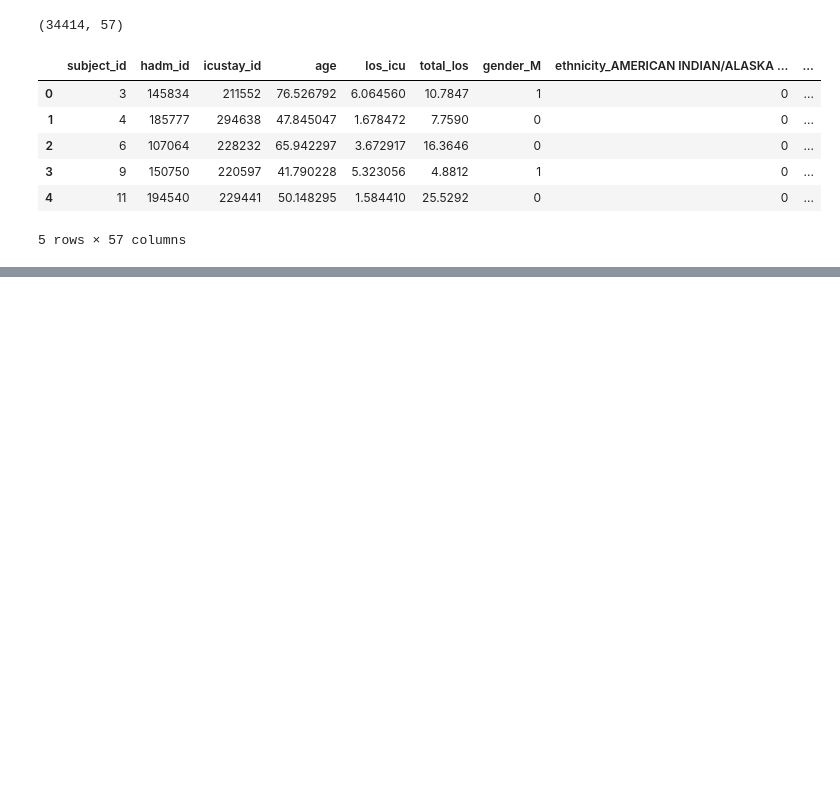
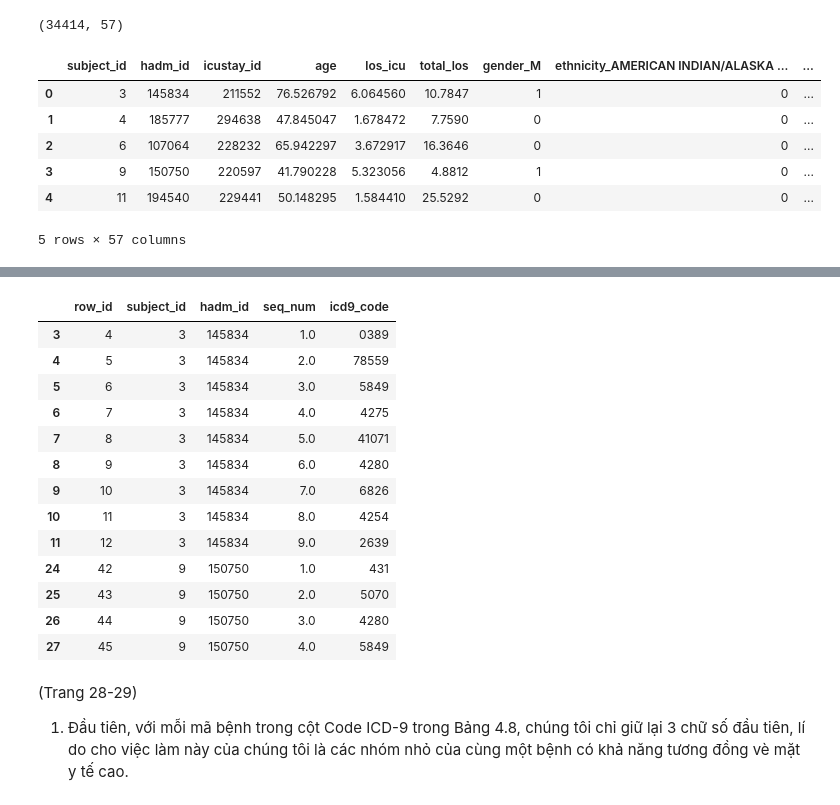
Before and after one commit to hoangziet/Regression_Approach_for_Hospital_Stay, a Jupyter notebook: DATA/feature_extracting.ipynb, the cells around one changed output, grey strips where cells are left out. Cells and saved outputs as stored; diff of their text form; code cells hidden in the pictures; blank space fills up the shorter version.

```diff
--- a/DATA/feature_extracting.ipynb
+++ b/DATA/feature_extracting.ipynb
@@ -11,3 +12,6 @@ patient_df.head()
 | 3 | 9 | 150750 | 220597 | M | UNKNOWN/NOT SPECIFIED | 41.790228 | Medicaid | 2149-11-09 13:06:00 | ... |
 | 4 | 11 | 194540 | 229441 | F | WHITE | 50.148295 | Private | 2178-04-16 06:18:00 | ... |
 5 rows × 31 columns
+# %%
+dianoses_df = pd.read_csv('./raw/DIAGNOSES_ICD.csv')
+dianoses_df.head()
@@ -233,0 +245,23 @@ lab_df
+# %%
+dianoses_df[:13].to_csv('./latex_table/4.8.csv', index=False)
+dianoses_df[:13]
+# %% [output]
+|  | row_id | subject_id | hadm_id | seq_num | icd9_code |
+| 3 | 4 | 3 | 145834 | 1.0 | 0389 |
+| 4 | 5 | 3 | 145834 | 2.0 | 78559 |
+| 5 | 6 | 3 | 145834 | 3.0 | 5849 |
+| 6 | 7 | 3 | 145834 | 4.0 | 4275 |
+| 7 | 8 | 3 | 145834 | 5.0 | 41071 |
+| 8 | 9 | 3 | 145834 | 6.0 | 4280 |
+| 9 | 10 | 3 | 145834 | 7.0 | 6826 |
+| 10 | 11 | 3 | 145834 | 8.0 | 4254 |
+| 11 | 12 | 3 | 145834 | 9.0 | 2639 |
+| 24 | 42 | 9 | 150750 | 1.0 | 431 |
+| 25 | 43 | 9 | 150750 | 2.0 | 5070 |
+| 26 | 44 | 9 | 150750 | 3.0 | 4280 |
+| 27 | 45 | 9 | 150750 | 4.0 | 5849 |
+# %% [markdown]
+(Trang 28-29)
+1. Đầu tiên, với mỗi mã bệnh trong cột Code ICD-9 trong Bảng 4.8, chúng tôi chỉ giữ lại 3
+chữ số đầu tiên, lí do cho việc làm này của chúng tôi là các nhóm nhỏ của cùng một bệnh
+có khả năng tương đồng vè mặt y tế cao.
```
Also changed, not shown: parts of 22 cells of this notebook, 4 other files.
